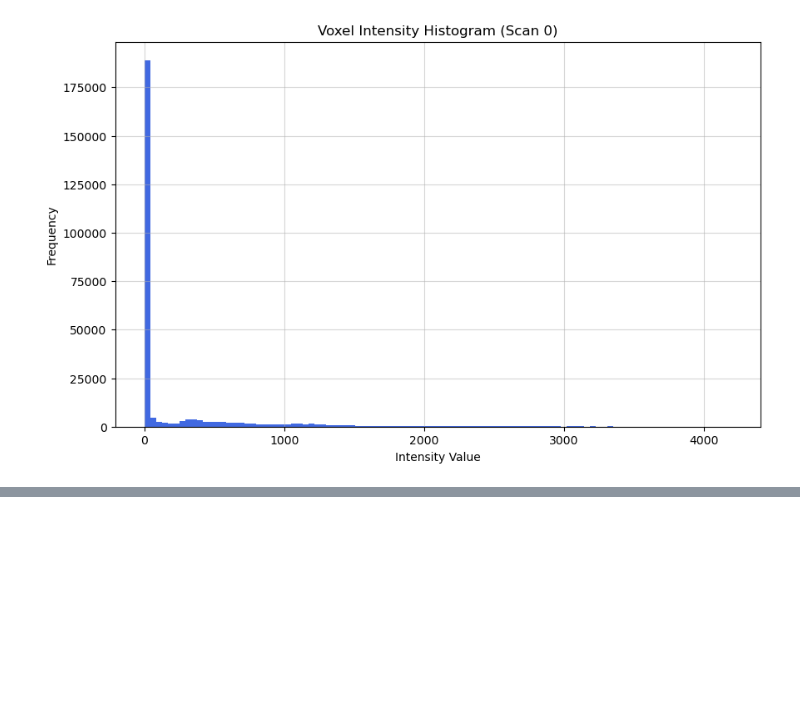
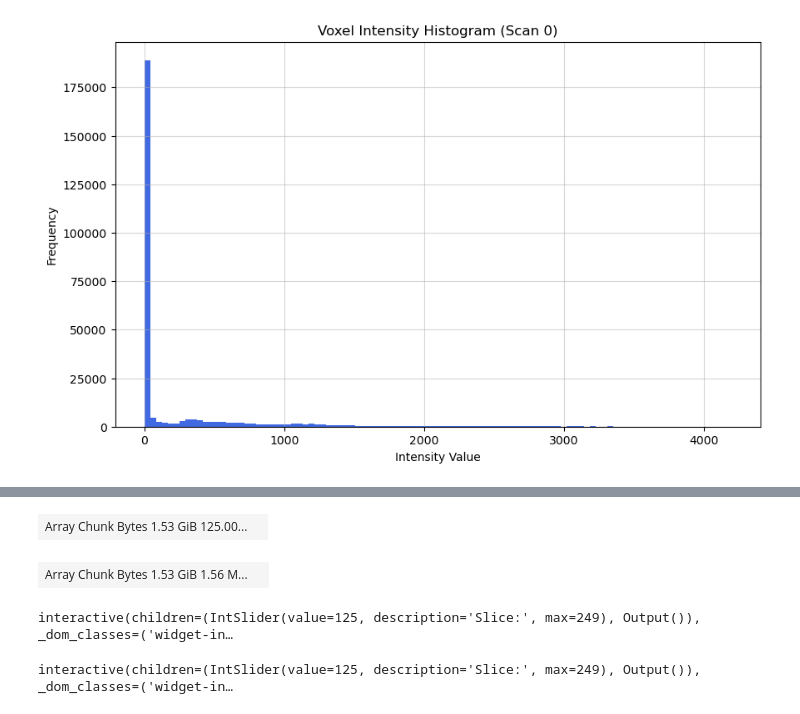
Before and after one commit to steve-shooty/MRI-MoCoCo, a Jupyter notebook: MEDCIC_07_codeset/01_overview_MEDCIC_dataset.ipynb, the cells around one changed output, grey strips where cells are left out. Drawn from its saved outputs; the diff is of its cells as text; code cells hidden in the pictures; blank space fills up the shorter version.

```diff
--- a/MEDCIC_07_codeset/01_overview_MEDCIC_dataset.ipynb
+++ b/MEDCIC_07_codeset/01_overview_MEDCIC_dataset.ipynb
@@ -126,0 +318,9 @@ Calculating histogram for the first scan...
+# %%
+out = da.from_array(output_zarr)
+out
+# %% [output]
+| Array Chunk Bytes 1.53 GiB 125.00... |  |
+# %%
+dask_array
+# %% [output]
+| Array Chunk Bytes 1.53 GiB 1.56 M... |  |
@@ -126,0 +333,4 @@ Calculating histogram for the first scan...
+# %%
+helpers.explore_3D_array_comparison_and_diff(slide_array_2,slide_array)
+# %% [output]
+interactive(children=(IntSlider(value=125, description='Slice:', max=249), Output()), _dom_classes=('widget-in…
@@ -126,0 +342,4 @@ Calculating histogram for the first scan...
+# %%
+helpers.explore_3D_array_comparison_and_diff(slide_array_2,slide_array)
+# %% [output]
+interactive(children=(IntSlider(value=125, description='Slice:', max=249), Output()), _dom_classes=('widget-in…
```
Also changed, not shown: parts of 24 cells of this notebook, 7 other files.
